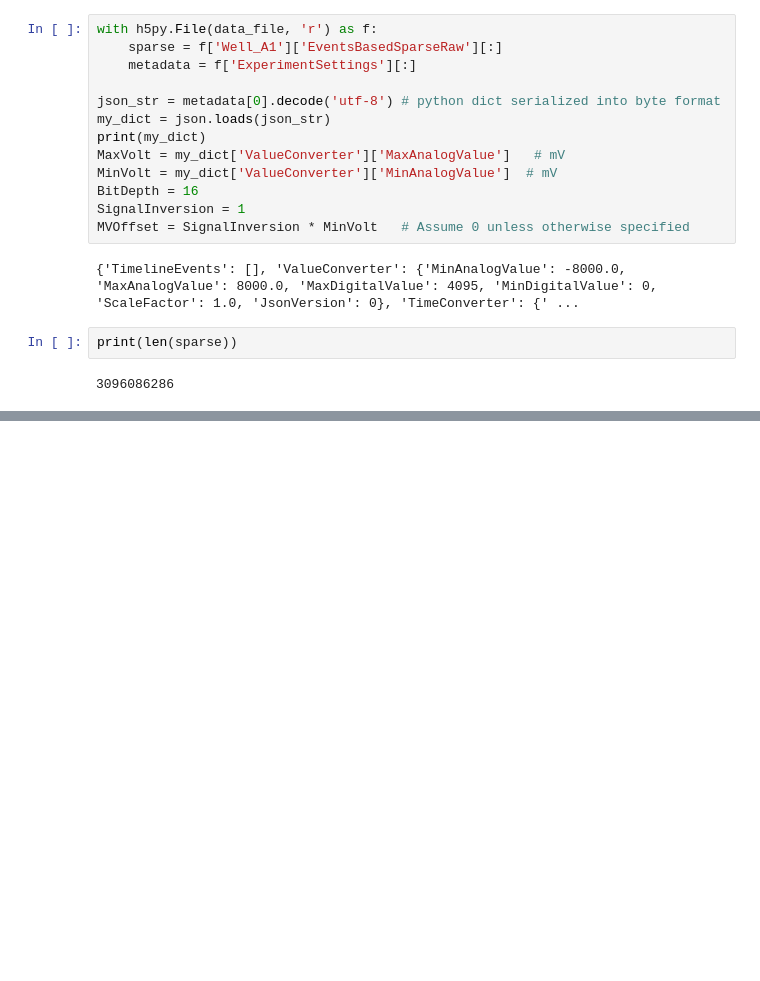
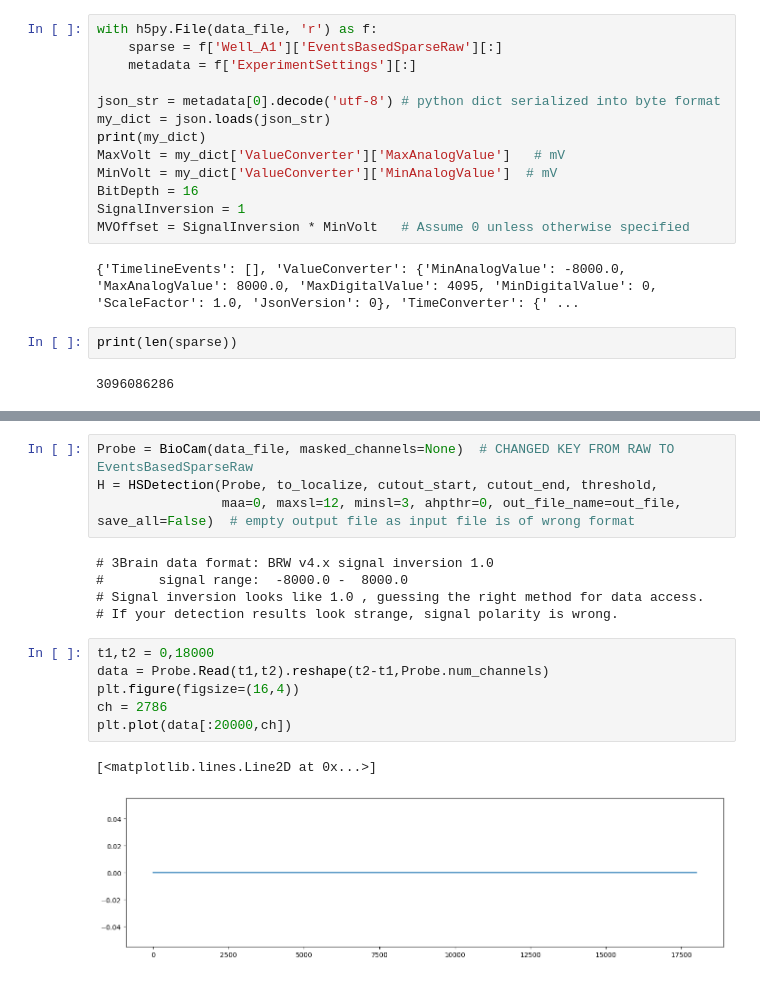
Before and after one commit to diiivyaa/spike2mat, a Jupyter notebook: 3Brain/sort_spike.ipynb, the cells around one changed output, grey strips where cells are left out. Drawn from its saved outputs; the diff is of its cells as text; blank space fills up the shorter version.

```diff
--- a/3Brain/EDA.ipynb
+++ b/3Brain/sort_spike.ipynb
@@ -83,0 +92,18 @@ print(len(sparse))
+# %%
+Probe = BioCam(data_file, masked_channels=None)  # CHANGED KEY FROM RAW TO EventsBasedSparseRaw
+H = HSDetection(Probe, to_localize, cutout_start, cutout_end, threshold,
+                maa=0, maxsl=12, minsl=3, ahpthr=0, out_file_name=out_file, save_all=False)  # empty output file as input file is of wrong format
+# %% [output]
+# 3Brain data format: BRW v4.x signal inversion 1.0
+#       signal range:  -8000.0 -  8000.0
+# Signal inversion looks like 1.0 , guessing the right method for data access.
+# If your detection results look strange, signal polarity is wrong.
+# %%
+t1,t2 = 0,18000
+data = Probe.Read(t1,t2).reshape(t2-t1,Probe.num_channels)
+plt.figure(figsize=(16,4))
+ch = 2786
+plt.plot(data[:20000,ch])
+# %% [output]
+[<matplotlib.lines.Line2D at 0x...>]
+[figure, added]
```
Also changed, not shown: parts of 5 cells of this notebook, 10 other files.
